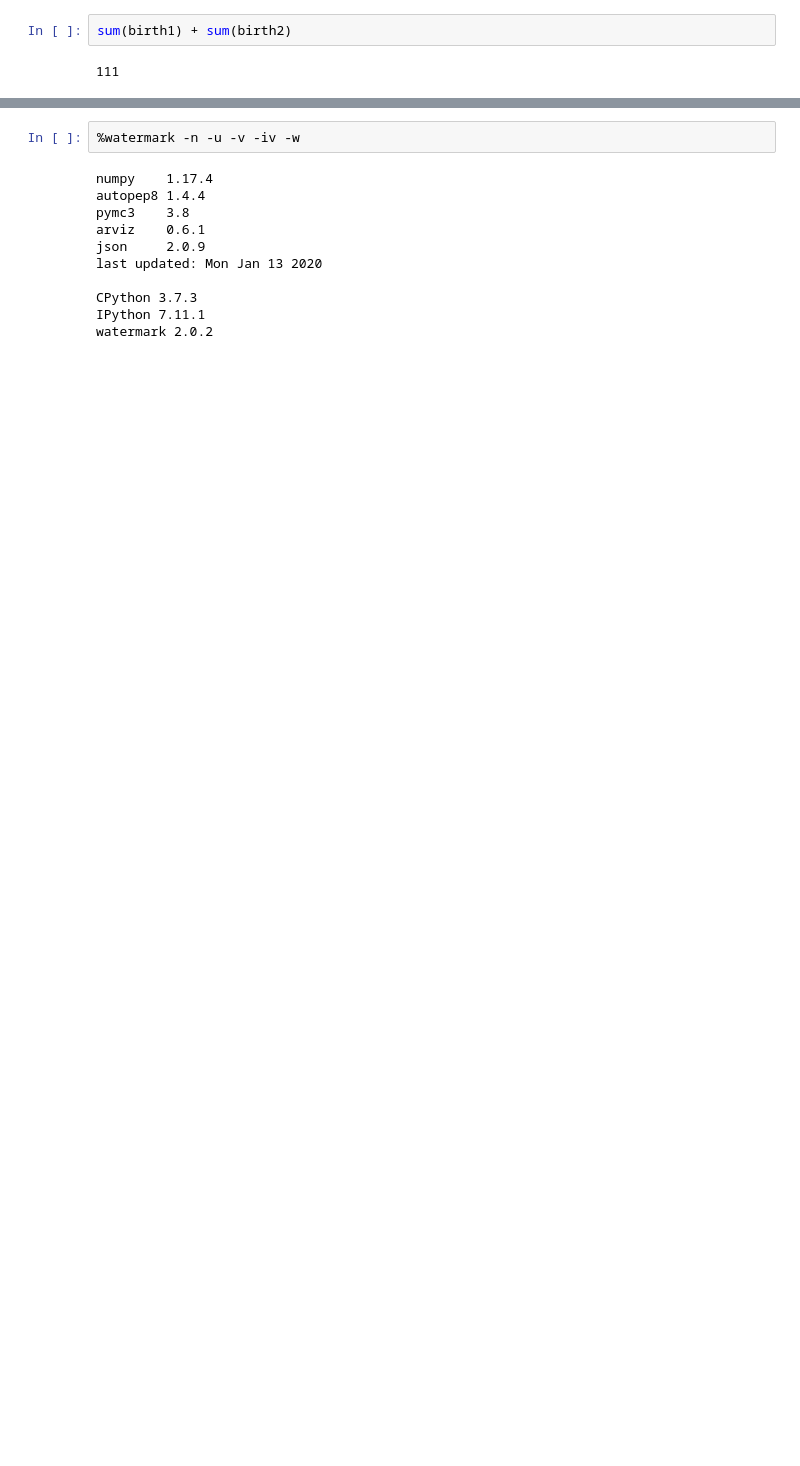
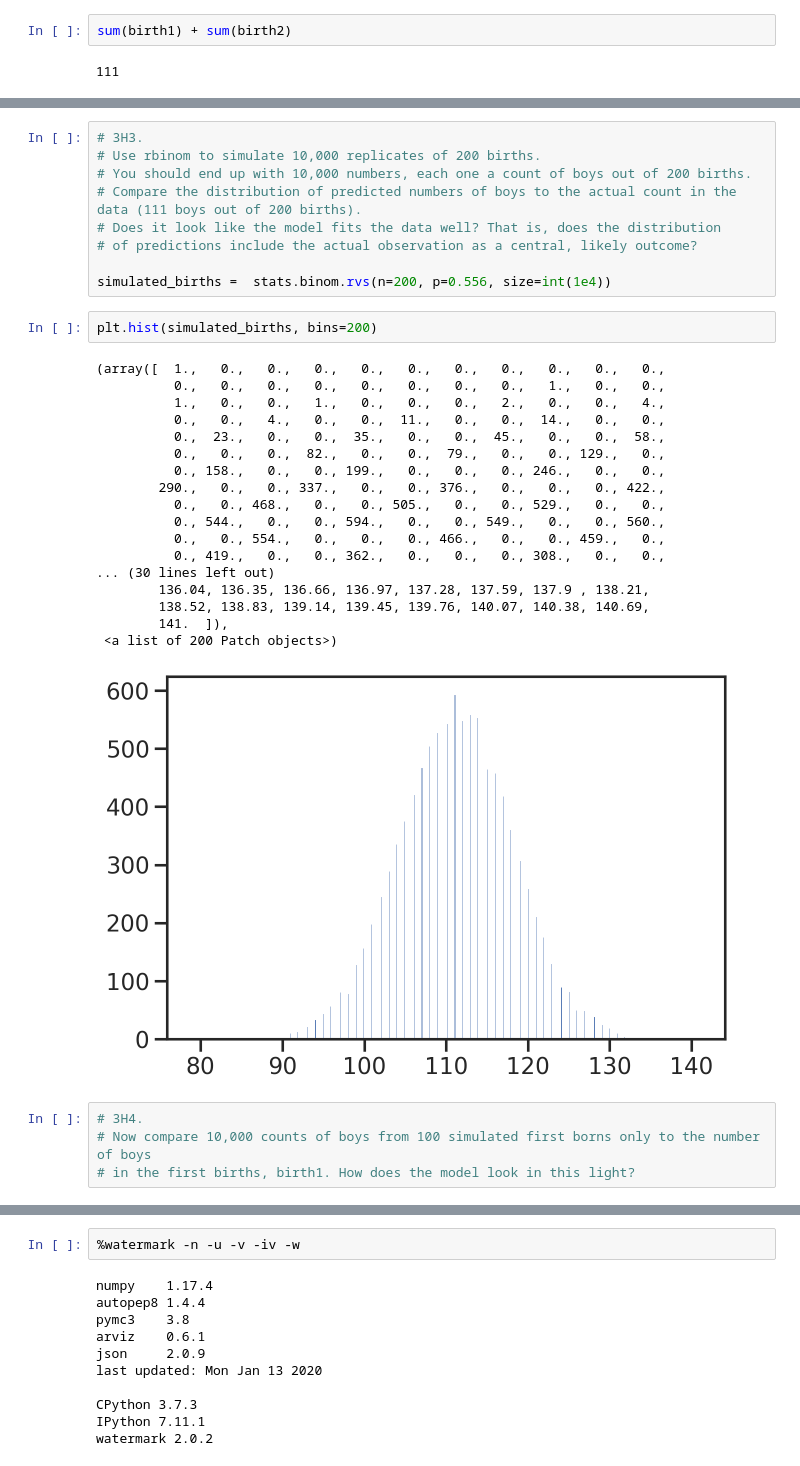
Before and after one commit to josesho/resources, a Jupyter notebook: Rethinking_2/Chp_03.ipynb, the cells around one changed output, grey strips where cells are left out. Saved outputs shown, nothing was run; the diff lists cells and outputs as text; blank space fills up the shorter version.

```diff
--- a/Rethinking_2/Chp_03.ipynb
+++ b/Rethinking_2/Chp_03.ipynb
@@ -522,0 +575,34 @@ sum(birth1) + sum(birth2)
+# %%
+# 3H3.
+# Use rbinom to simulate 10,000 replicates of 200 births.
+# You should end up with 10,000 numbers, each one a count of boys out of 200 births.
+# Compare the distribution of predicted numbers of boys to the actual count in the data (111 boys out of 200 births).
+# Does it look like the model fits the data well? That is, does the distribution
+# of predictions include the actual observation as a central, likely outcome?
+
+simulated_births =  stats.binom.rvs(n=200, p=0.556, size=int(1e4))
+# %%
+plt.hist(simulated_births, bins=200)
+# %% [output]
+(array([  1.,   0.,   0.,   0.,   0.,   0.,   0.,   0.,   0.,   0.,   0.,
+          0.,   0.,   0.,   0.,   0.,   0.,   0.,   0.,   1.,   0.,   0.,
+          1.,   0.,   0.,   1.,   0.,   0.,   0.,   2.,   0.,   0.,   4.,
+          0.,   0.,   4.,   0.,   0.,  11.,   0.,   0.,  14.,   0.,   0.,
+          0.,  23.,   0.,   0.,  35.,   0.,   0.,  45.,   0.,   0.,  58.,
+          0.,   0.,   0.,  82.,   0.,   0.,  79.,   0.,   0., 129.,   0.,
+          0., 158.,   0.,   0., 199.,   0.,   0.,   0., 246.,   0.,   0.,
+        290.,   0.,   0., 337.,   0.,   0., 376.,   0.,   0.,   0., 422.,
+          0.,   0., 468.,   0.,   0., 505.,   0.,   0., 529.,   0.,   0.,
+          0., 544.,   0.,   0., 594.,   0.,   0., 549.,   0.,   0., 560.,
+          0.,   0., 554.,   0.,   0.,   0., 466.,   0.,   0., 459.,   0.,
+          0., 419.,   0.,   0., 362.,   0.,   0.,   0., 308.,   0.,   0.,
+... (30 lines left out)
+        136.04, 136.35, 136.66, 136.97, 137.28, 137.59, 137.9 , 138.21,
+        138.52, 138.83, 139.14, 139.45, 139.76, 140.07, 140.38, 140.69,
+        141.  ]),
+ <a list of 200 Patch objects>)
+[figure, added]
+# %%
+# 3H4.
+# Now compare 10,000 counts of boys from 100 simulated first borns only to the number of boys
+# in the first births, birth1. How does the model look in this light?
```
Also changed, not shown: parts of 9 cells of this notebook.
